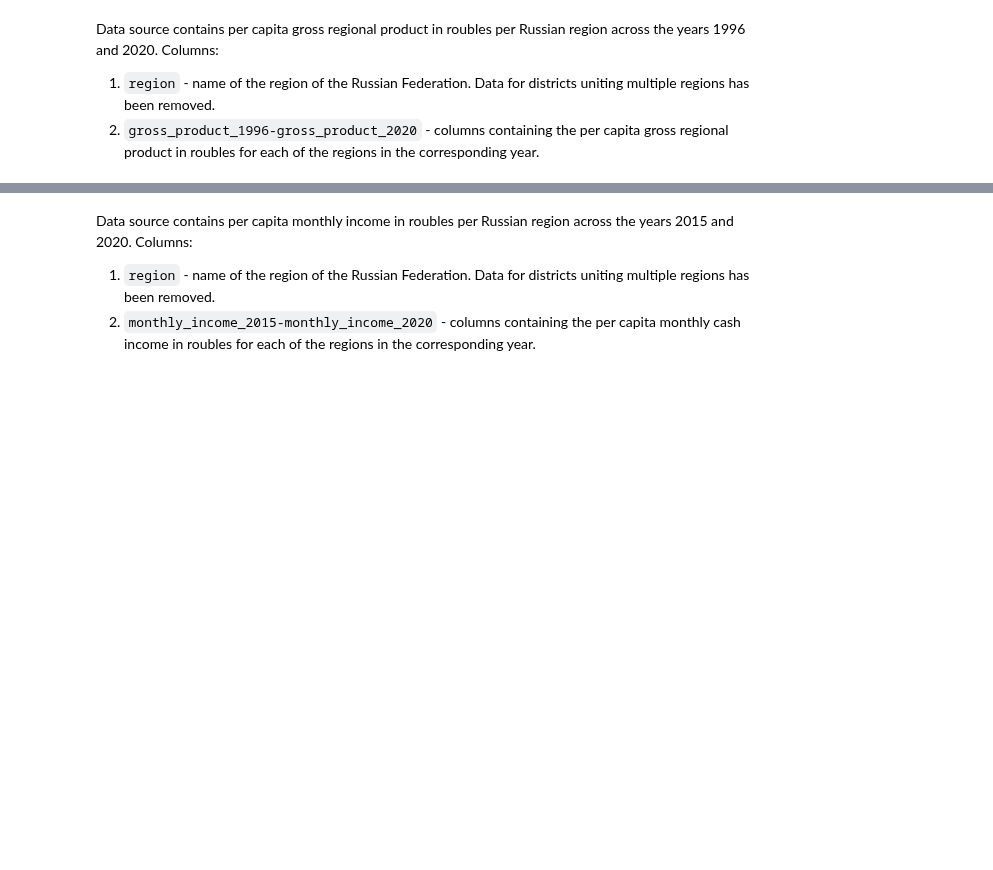
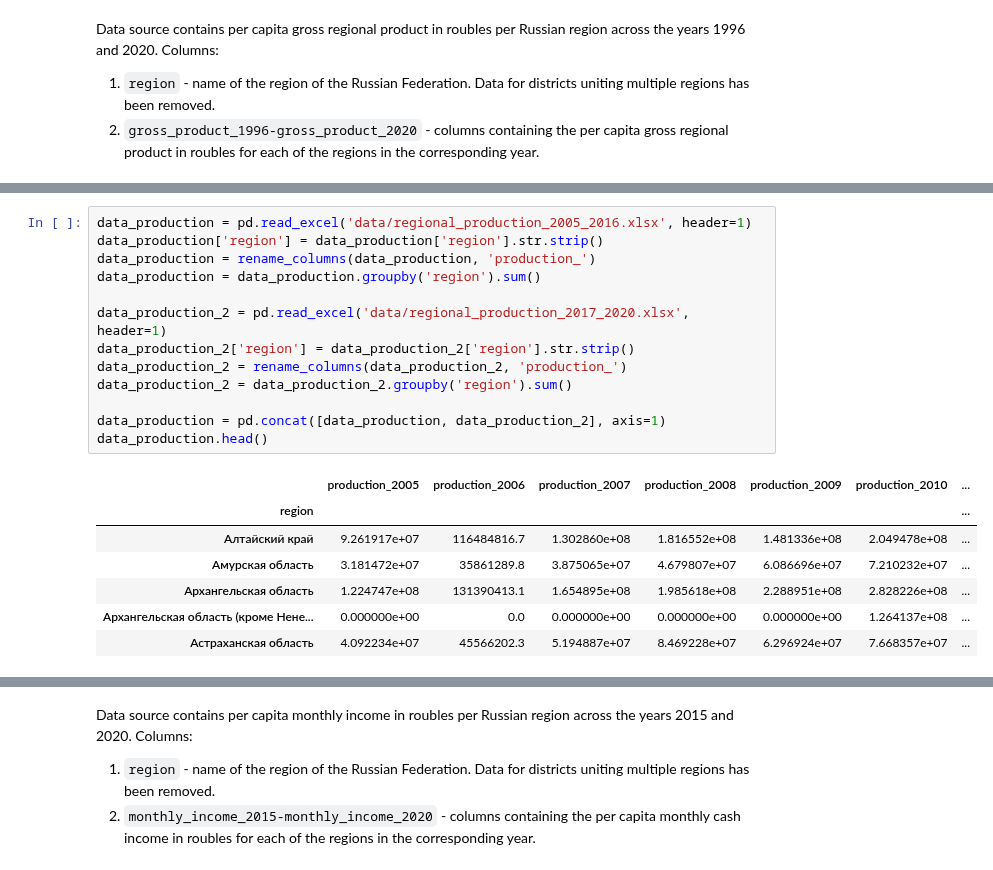
Before and after one commit to helios12/DataScienceProjects, a Jupyter notebook: projects/project-7-final/Project-7.Identification_of_vulnerable_population_groups.ipynb, the cells around one changed output, grey strips where cells are left out. Drawn from its saved outputs; the diff is of its cells as text; blank space fills up the shorter version.

```diff
--- a/projects/project-7-final/Project-7.Identification_of_vulnerable_population_groups.ipynb
+++ b/projects/project-7-final/Project-7.Identification_of_vulnerable_population_groups.ipynb
@@ -332,0 +352,21 @@ data_gross_product.head()
+# %%
+data_production = pd.read_excel('data/regional_production_2005_2016.xlsx', header=1)
+data_production['region'] = data_production['region'].str.strip()
+data_production = rename_columns(data_production, 'production_')
+data_production = data_production.groupby('region').sum()
+
+data_production_2 = pd.read_excel('data/regional_production_2017_2020.xlsx', header=1)
+data_production_2['region'] = data_production_2['region'].str.strip()
+data_production_2 = rename_columns(data_production_2, 'production_')
+data_production_2 = data_production_2.groupby('region').sum()
+
+data_production = pd.concat([data_production, data_production_2], axis=1)
+data_production.head()
+# %% [output]
+|  | production_2005 | production_2006 | production_2007 | production_2008 | production_2009 | production_2010 | ... |
+| region |  |  |  |  |  |  | ... |
+| Алтайский край | 9.261917e+07 | 116484816.7 | 1.302860e+08 | 1.816552e+08 | 1.481336e+08 | 2.049478e+08 | ... |
+| Амурская область | 3.181472e+07 | 35861289.8 | 3.875065e+07 | 4.679807e+07 | 6.086696e+07 | 7.210232e+07 | ... |
+| Архангельская область | 1.224747e+08 | 131390413.1 | 1.654895e+08 | 1.985618e+08 | 2.288951e+08 | 2.828226e+08 | ... |
+| Архангельская область (кроме Нене... | 0.000000e+00 | 0.0 | 0.000000e+00 | 0.000000e+00 | 0.000000e+00 | 1.264137e+08 | ... |
+| Астраханская область | 4.092234e+07 | 45566202.3 | 5.194887e+07 | 8.469228e+07 | 6.296924e+07 | 7.668357e+07 | ... |
```
Also changed, not shown: parts of 15 cells of this notebook, 6 other files.
